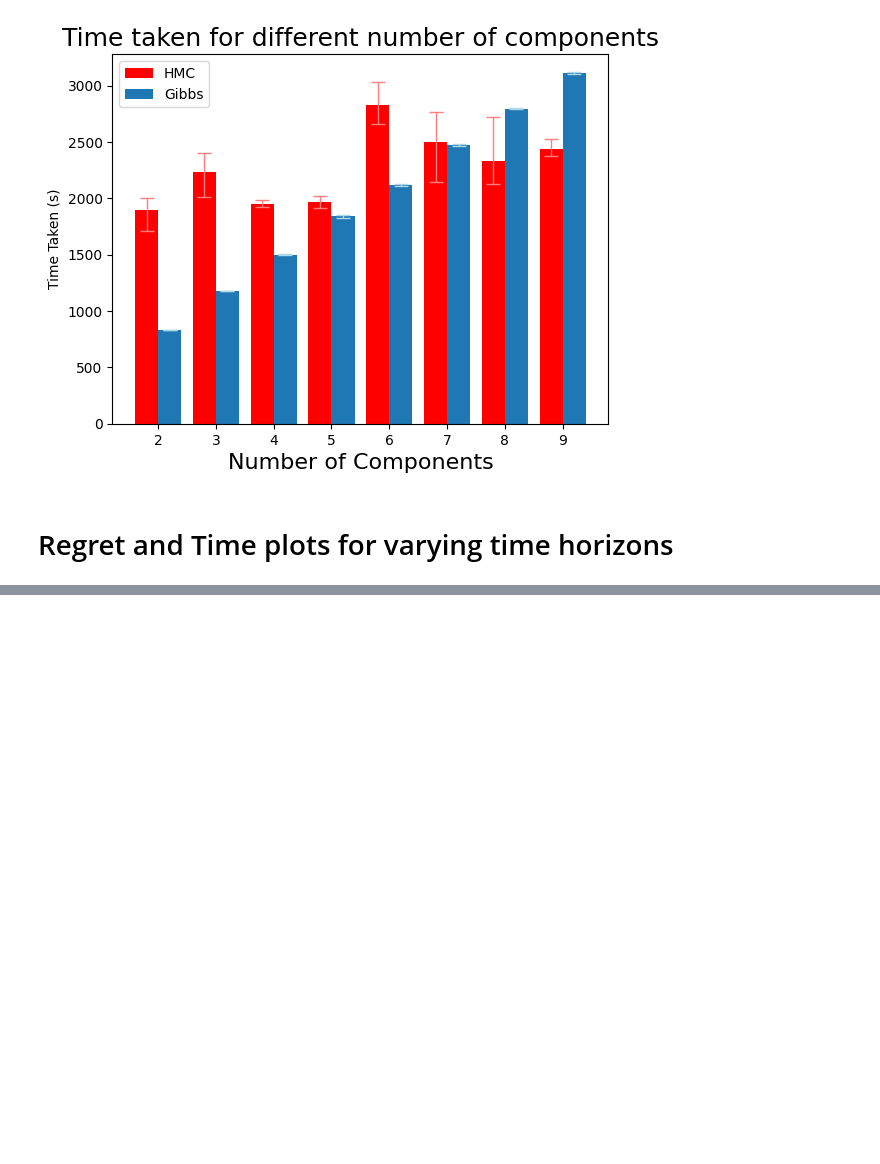
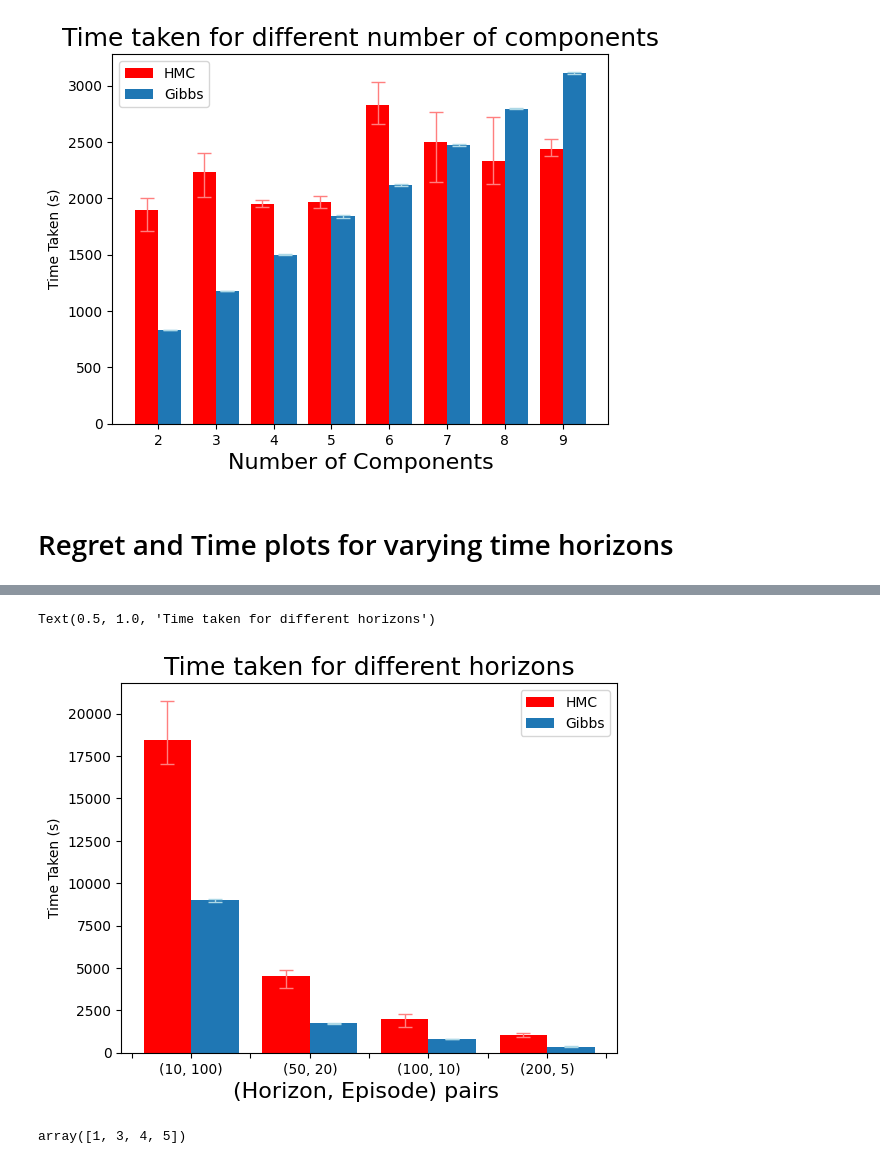
Before and after one commit to srayan00/608_Project, a Jupyter notebook: plots.ipynb, the cells around one changed output, grey strips where cells are left out. Saved outputs shown, nothing was run; the diff lists cells and outputs as text; code cells hidden in the pictures; blank space fills up the shorter version.

```diff
--- a/plots.ipynb
+++ b/plots.ipynb
@@ -166,0 +186,23 @@ ValueError: could not broadcast input array from shape (10,) into shape (5,)
+# %%
+fig = plt.figure()
+ax = fig.add_subplot(111)
+error_l_h = np.mean(time_taken_horizon["H"][:, [0, 2, 3, 4]], axis=0) - np.min(time_taken_horizon["H"][:, [0, 2, 3, 4]], axis=0)
+error_u_h  = np.max(time_taken_horizon["H"][:, [0, 2, 3, 4]], axis=0) - np.mean(time_taken_horizon["H"][:, [0, 2, 3, 4]], axis=0)
+error_l_g = np.mean(time_taken_horizon["G"][:, [0, 2, 3, 4]], axis=0) - np.min(time_taken_horizon["G"][:, [0, 2, 3, 4]], axis=0)
+error_u_g  = np.max(time_taken_horizon["G"][:, [0, 2, 3, 4]], axis=0) - np.mean(time_taken_horizon["G"][:, [0, 2, 3, 4]], axis=0)
+ax.bar(np.arange(2, 6) - 0.2, np.mean(time_taken_horizon["H"][:, [0, 2, 3, 4]], axis=0), 0.4, yerr = [error_l_h, error_u_h], label="HMC", color = "red", error_kw=dict(ecolor='#ff7f7f', lw=1, capsize=5, capthick=1))
+ax.bar(np.arange(2, 6) + 0.2, np.mean(time_taken_horizon["G"][:, [0, 2, 3, 4]], axis=0), 0.4, yerr = [error_l_g, error_u_g], label="Gibbs", error_kw=dict(ecolor='#add8e6', lw=1, capsize=5, capthick=1))
+# ax.set_xticks(np.arange(2, 6))
+ax.set_xticklabels(["", "", "(10, 100)","", "(50, 20)", "", "(100, 10)","", "(200, 5)"])
+ax.set_xlabel("(Horizon, Episode) pairs ", fontsize = 16)
+ax.set_ylabel("Time Taken (s)")
+ax.legend()
+ax.set_title("Time taken for different horizons", fontsize = 18)
+# %% [output]
+Text(0.5, 1.0, 'Time taken for different horizons')
+[figure, added]
+# %%
+lol = np.arange(1, 6)
+lol[[0, 2, 3, 4]]
+# %% [output]
+array([1, 3, 4, 5])
```
Also changed, not shown: parts of 3 cells of this notebook, 24 other files.
